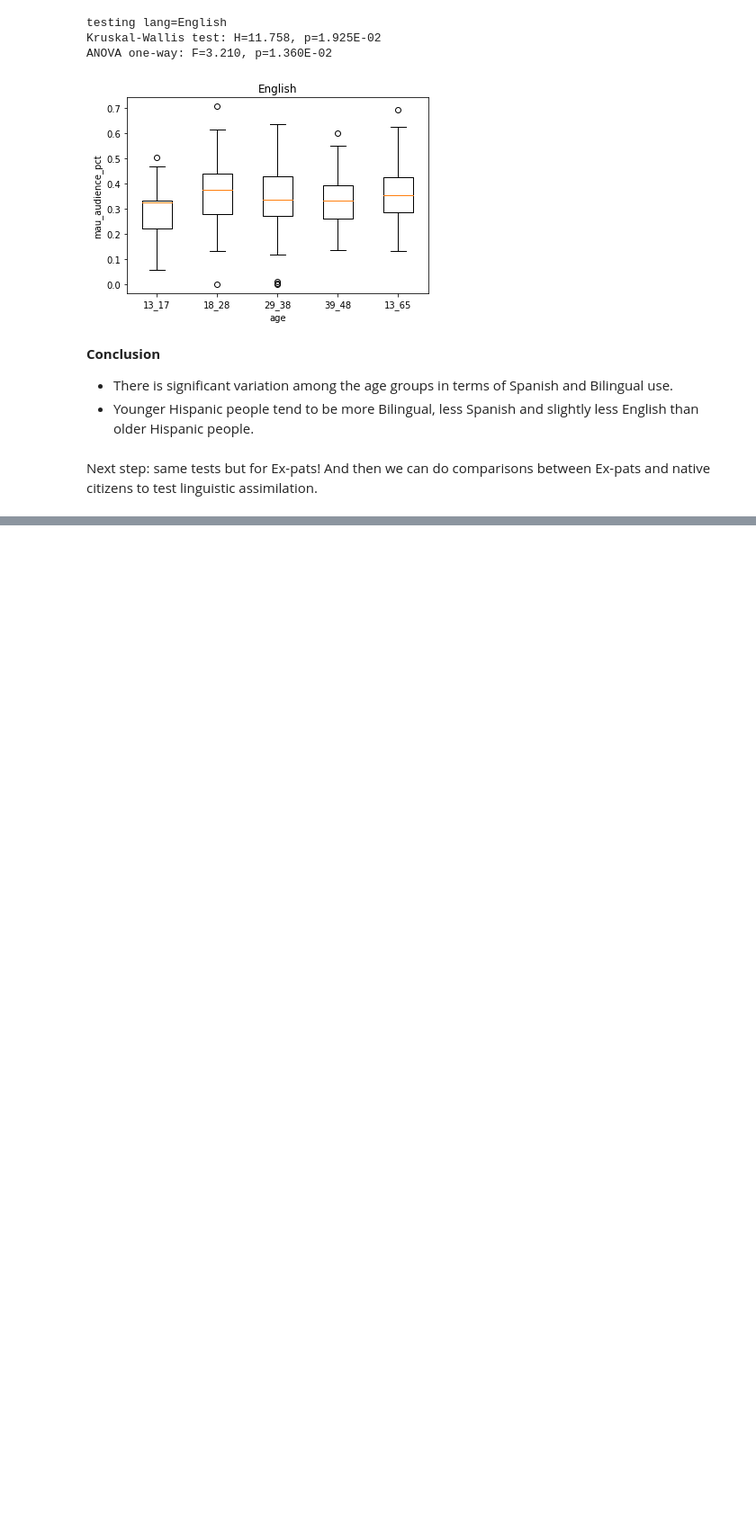
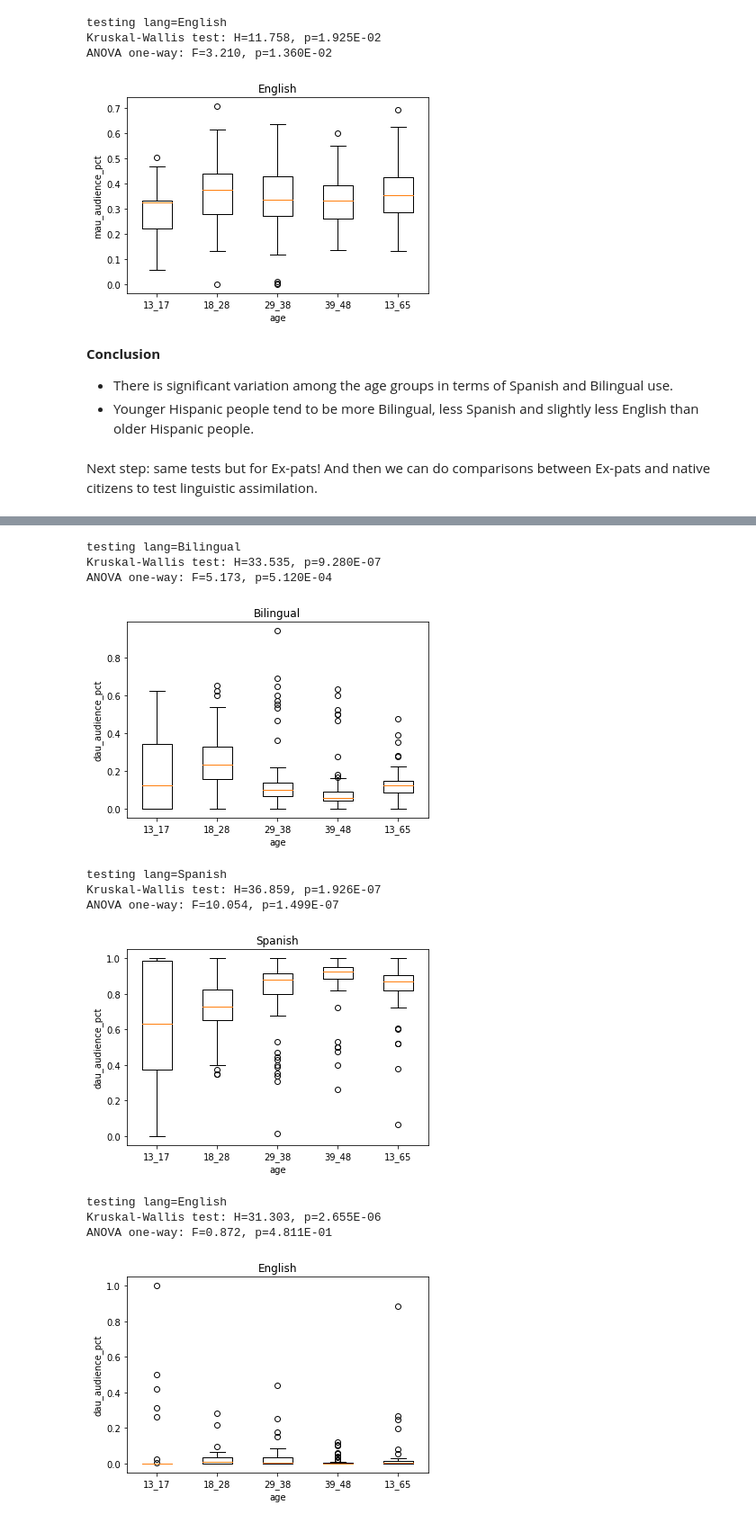
Before and after one commit to ianbstewart/immigrant_assimilation, a Jupyter notebook: src/data_processing/compare_young_old_lang_use.ipynb, the cells around one changed output, grey strips where cells are left out. Shown at 90% size. Saved outputs shown, nothing was run; the diff lists cells and outputs as text; code cells hidden in the pictures; blank space fills up the shorter version.

```diff
--- a/src/data_processing/compare_young_old_lang_use.ipynb
+++ b/src/data_processing/compare_young_old_lang_use.ipynb
@@ -444,0 +542,12 @@ Next step: same tests but for Ex-pats! And then we can do comparisons between Ex
+# %%
+v_1_pairs = list(reduce(lambda x,y: x+y, [[(v_1_vals[i], v_1_vals[j]) for j in range(i+1, V_1)] for i in range(V_1)]))
+for v_2_val in v_2_vals:
+    print('testing %s val = %s'%(v_2, v_2_val))
+    v_2_samp = expat_query_data_fixed[expat_query_data_fixed.loc[:, v_2] == v_2_val]
+    v_2_samp.fillna(0, inplace=True)
+    for v_1_i, v_1_j in v_1_pairs:
+        v_1_samp_i = v_2_samp[v_2_samp.loc[:, v_1] == v_1_i].loc[:, dv].values
+        v_1_samp_j = v_2_samp[v_2_samp.loc[:, v_1] == v_1_j].loc[:, dv].values
+        mean_diff = v_1_samp_i.mean() - v_1_samp_j.mean()
+        t, p = ttest_ind(v_1_samp_i, v_1_samp_j)
+        print('%s vs. %s: diff = %.3E, t=%.3f, p=%.3E'%(v_1_i, v_1_j, mean_diff, t, p))
@@ -444,0 +585,34 @@ Next step: same tests but for Ex-pats! And then we can do comparisons between Ex
+# %%
+v_2_vals_test = ['Bilingual', 'Spanish', 'English']
+x = pd.np.arange(V_1)+1
+for v_2_val in v_2_vals_test:
+    v_1_samp = expat_query_data_fixed[expat_query_data_fixed.loc[:, v_2] == v_2_val]
+    v_1_samp.fillna(0, inplace=True)
+    print('testing %s=%s'%(v_2, v_2_val))
+    v_1_vals_test, v_1_groups = zip(*[(d_val, data.loc[:, dv].values) for d_val, data in v_1_samp.groupby(v_1)])
+    v_1_vals_test, v_1_groups = zip(*sorted(zip(v_1_vals_test, v_1_groups), key=lambda x: int(x[0].split('_')[1])))
+    ## test for median difference
+    stat, p = kruskal(*v_1_groups)
+    print('Kruskal-Wallis test: H=%.3f, p=%.3E'%(stat, p))
+    stat, p = f_oneway(*v_1_groups)
+    print('ANOVA one-way: F=%.3f, p=%.3E'%(stat, p))
+    ## plot distributions
+    plt.boxplot(v_1_groups)
+    plt.xticks(x, v_1_vals_test)
+    plt.title(v_2_val)
+    plt.xlabel(v_1)
+    plt.ylabel(dv)
+    plt.show()
+# %% [output]
+testing lang=Bilingual
+Kruskal-Wallis test: H=33.535, p=9.280E-07
+ANOVA one-way: F=5.173, p=5.120E-04
+[figure, added]
+testing lang=Spanish
+Kruskal-Wallis test: H=36.859, p=1.926E-07
+ANOVA one-way: F=10.054, p=1.499E-07
+[figure, added]
+testing lang=English
+Kruskal-Wallis test: H=31.303, p=2.655E-06
+ANOVA one-way: F=0.872, p=4.811E-01
+[figure, added]
```
Also changed, not shown: parts of 18 cells of this notebook, 2 other files.
